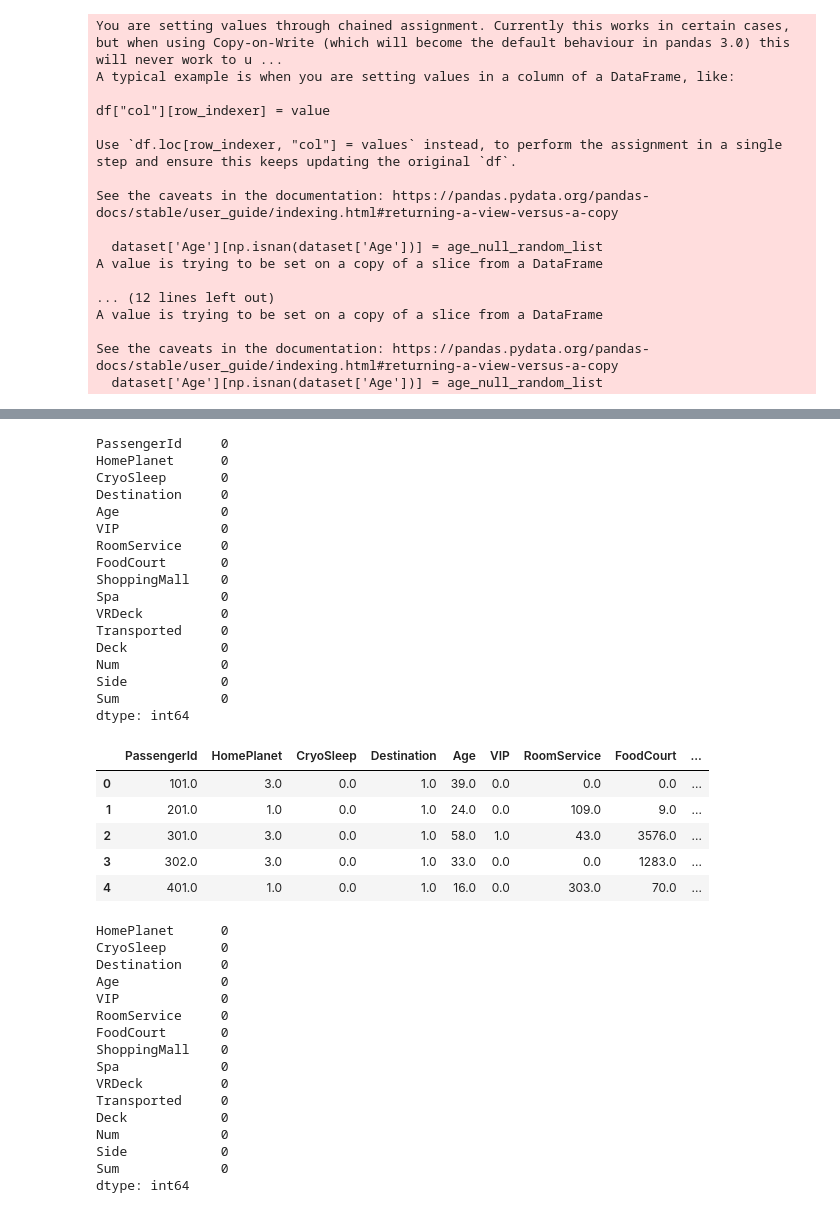
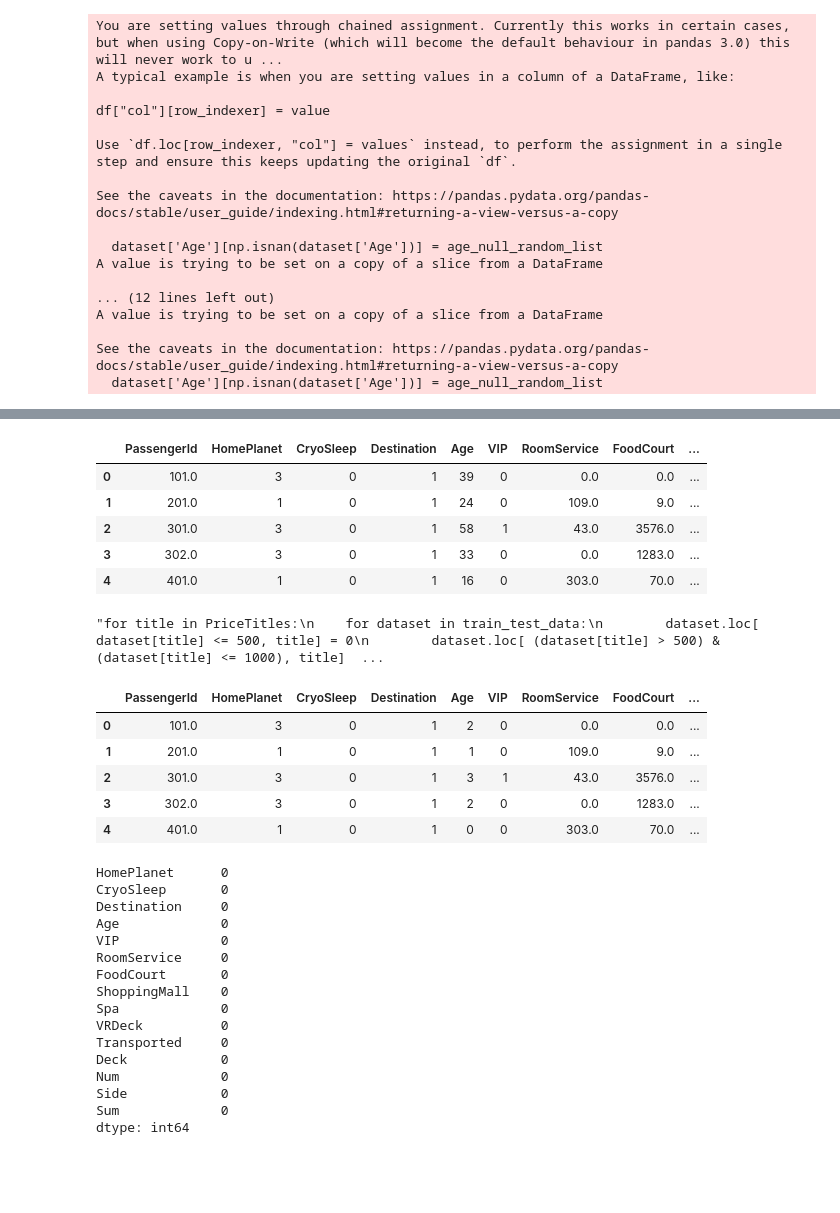
Before and after one commit to Archionis/nst_homework1, a Jupyter notebook: nst_homework1.ipynb, the cells around one changed output, grey strips where cells are left out. Drawn from its saved outputs; the diff is of its cells as text; code cells hidden in the pictures; blank space fills up the shorter version.

```diff
--- a/nst_homework1.ipynb
+++ b/nst_homework1.ipynb
@@ -446,30 +434,16 @@ train1 = pd.DataFrame(imputer.fit_transform(train.drop(string_titles, axis=1)),
 test1 = pd.DataFrame(imputer.fit_transform(test.drop(string_titles, axis=1)),
                          columns=test.drop(string_titles, axis=1).columns)
 train1.isnull().sum()
+Titles = ['HomePlanet', 'CryoSleep', 'Destination', 'Age', 'VIP', 'Deck', 'Num', 'Side']
+train1[Titles] = train1[Titles].astype(int)
+test1[Titles] = test1[Titles].astype(int)
+#я попробовал импутацию с помощью алгоритма knn, точность вычисления при этом незначительно выросла
-# %% [output]
-PassengerId     0
-HomePlanet      0
-CryoSleep       0
-Destination     0
-Age             0
-VIP             0
-RoomService     0
-FoodCourt       0
-ShoppingMall    0
-Spa             0
-VRDeck          0
-Transported     0
-Deck            0
-Num             0
-Side            0
-Sum             0
-dtype: int64
 # %%
-train_imputed.head()
+train1.head()
 # %% [output]
 |  | PassengerId | HomePlanet | CryoSleep | Destination | Age | VIP | RoomService | FoodCourt | ... |
-| 0 | 101.0 | 3.0 | 0.0 | 1.0 | 39.0 | 0.0 | 0.0 | 0.0 | ... |
-| 1 | 201.0 | 1.0 | 0.0 | 1.0 | 24.0 | 0.0 | 109.0 | 9.0 | ... |
-| 2 | 301.0 | 3.0 | 0.0 | 1.0 | 58.0 | 1.0 | 43.0 | 3576.0 | ... |
-| 3 | 302.0 | 3.0 | 0.0 | 1.0 | 33.0 | 0.0 | 0.0 | 1283.0 | ... |
-| 4 | 401.0 | 1.0 | 0.0 | 1.0 | 16.0 | 0.0 | 303.0 | 70.0 | ... |
+| 0 | 101.0 | 3 | 0 | 1 | 39 | 0 | 0.0 | 0.0 | ... |
+| 1 | 201.0 | 1 | 0 | 1 | 24 | 0 | 109.0 | 9.0 | ... |
+| 2 | 301.0 | 3 | 0 | 1 | 58 | 1 | 43.0 | 3576.0 | ... |
+| 3 | 302.0 | 3 | 0 | 1 | 33 | 0 | 0.0 | 1283.0 | ... |
+| 4 | 401.0 | 1 | 0 | 1 | 16 | 0 | 303.0 | 70.0 | ... |
@@ -476 +459,32 @@ train_imputed.head()
+# %%
+PriceTitles = ['RoomService', 'FoodCourt', 'ShoppingMall', 'Spa', 'VRDeck']
+'''for title in PriceTitles:
+    for dataset in train_test_data:
+        dataset.loc[ dataset[title] <= 500, title] = 0
+        dataset.loc[ (dataset[title] > 500) & (dataset[title] <= 1000), title] = 1
+        dataset.loc[ (dataset[title] > 1000) & (dataset[title] <= 2000), title] = 2
+        dataset.loc[ (dataset[title] > 2000) & (dataset[title] <= 5000), title] = 3
+        dataset.loc[ (dataset[title] > 5000) & (dataset[title] <= 10000), title] = 4
+        dataset.loc[ (dataset[title] > 10000) & (dataset[title] <= 15000), title] = 5
+        dataset.loc[ dataset[title] > 15000, title] = 6
+
+for dataset in train_test_data:
+    dataset.loc[ dataset['Sum'] <= 7200, 'Sum'] = 0
+    dataset.loc[(dataset['Sum'] > 7200) & (dataset['Sum'] <= 14400), 'Sum'] = 1
+    dataset.loc[(dataset['Sum'] > 14400) & (dataset['Sum'] <= 21600), 'Sum'] = 2
+    dataset.loc[(dataset['Sum'] > 21600) & (dataset['Sum'] <= 28800), 'Sum'] = 3
+    dataset.loc[ dataset['Sum'] > 28800, 'Sum'] = 4'''
+#группировка ценовых признаков любыми методами приводит к ухудшению точности предсказания, поэтому я оставил последнюю попытку в кавычках
+# %% [output]
+"for title in PriceTitles:\n    for dataset in train_test_data:\n        dataset.loc[ dataset[title] <= 500, title] = 0\n        dataset.loc[ (dataset[title] > 500) & (dataset[title] <= 1000), title]  ...
+# %%
+train1.head()
+#проверка
+# %% [output]
+|  | PassengerId | HomePlanet | CryoSleep | Destination | Age | VIP | RoomService | FoodCourt | ... |
+| 0 | 101.0 | 3 | 0 | 1 | 2 | 0 | 0.0 | 0.0 | ... |
+| 1 | 201.0 | 1 | 0 | 1 | 1 | 0 | 109.0 | 9.0 | ... |
+| 2 | 301.0 | 3 | 0 | 1 | 3 | 1 | 43.0 | 3576.0 | ... |
+| 3 | 302.0 | 3 | 0 | 1 | 2 | 0 | 0.0 | 1283.0 | ... |
+| 4 | 401.0 | 1 | 0 | 1 | 0 | 0 | 303.0 | 70.0 | ... |
 # %%
```
Also changed, not shown: parts of 49 cells of this notebook.
